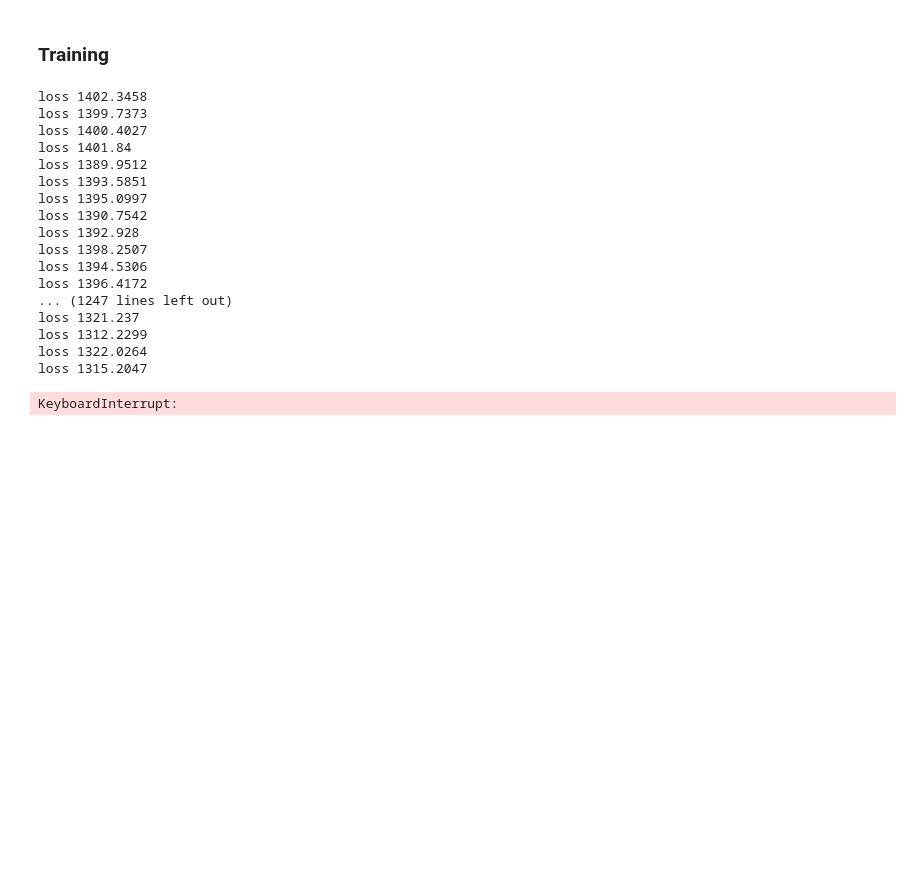
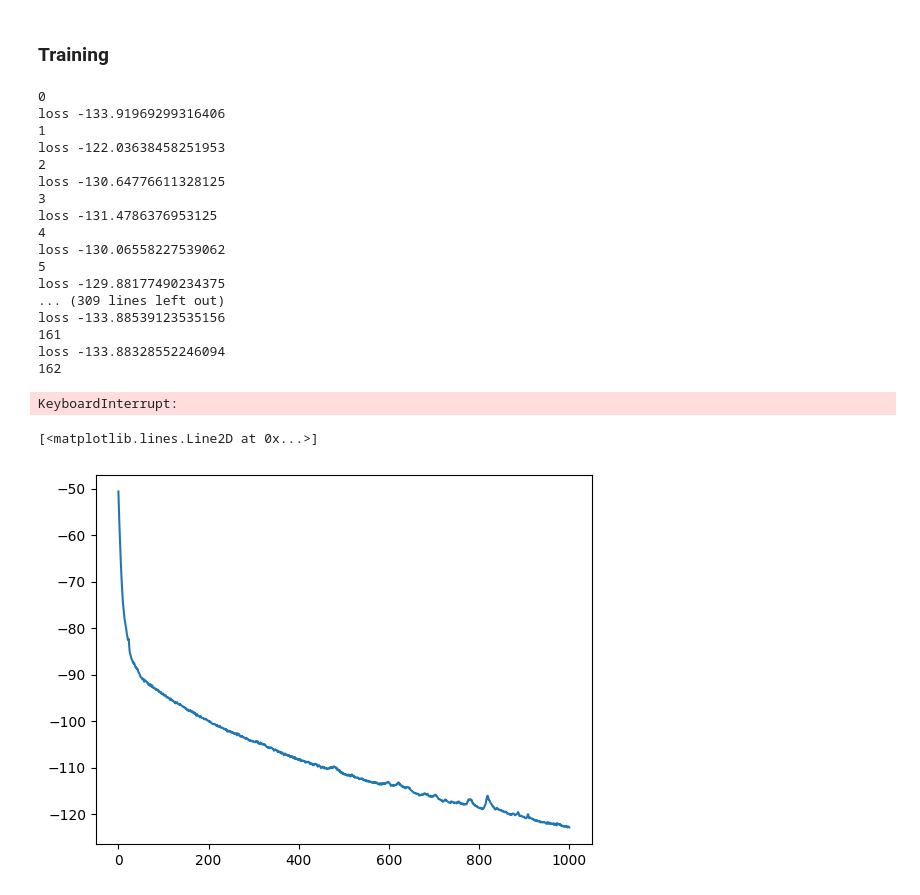
Before and after one commit to myasincifci/phi4, a Jupyter notebook: phi4.ipynb, the cells around one changed output. Saved outputs shown, nothing was run; the diff lists cells and outputs as text; code cells hidden in the pictures; blank space fills up the shorter version.

```diff
--- a/phi4.ipynb
+++ b/phi4.ipynb
@@ -215,23 +133,54 @@ def train_step(model, action, optimizer, batch_size):
+# %%
+flow = flow_nflows
+flow = flow.to(device)
+# %%
+kl_loss = ReparamKL(
+    model=flow,
+    action=phi4_action,
+    lat_shape=lattice_shape,
+    batch_size=8_000
+)
+# %%
+def train_step(model, action, optimizer, batch_size):
+
+    optimizer.zero_grad()
+
+    loss, loss_summands, actions = kl_loss()
+
+    loss.backward()
+    optimizer.step()
+
+    print("loss", loss.cpu().item())
+
+    return loss.cpu().item()
 # %%
-optimizer = torch.optim.AdamW(flow.parameters(), lr=1e-5)
-for epoch in range(10_000):
-    train_step(flow, phi4_action, optimizer, 15_000)
+optimizer = torch.optim.AdamW(flow.parameters(), lr=8e-5, amsgrad=True)
+losses = []
+for epoch in range(1_001):
+    print(epoch)
+    loss = train_step(flow_nflows, phi4_action, optimizer, 8_000)
+    losses.append(loss)
 # %% [output]
-loss 1402.3458
-loss 1399.7373
-loss 1400.4027
-loss 1401.84
-loss 1389.9512
-loss 1393.5851
-loss 1395.0997
-loss 1390.7542
-loss 1392.928
-loss 1398.2507
-loss 1394.5306
-loss 1396.4172
-... (1247 lines left out)
-loss 1321.237
-loss 1312.2299
-loss 1322.0264
-loss 1315.2047
+0
+loss -133.91969299316406
+1
+loss -122.03638458251953
+2
+loss -130.64776611328125
+3
+loss -131.4786376953125
+4
+loss -130.06558227539062
+5
+loss -129.88177490234375
+... (309 lines left out)
+loss -133.88539123535156
+161
+loss -133.88328552246094
+162
 KeyboardInterrupt:
+# %%
+plt.plot(losses)
+# %% [output]
+[<matplotlib.lines.Line2D at 0x...>]
+[figure, added]
```
Also changed, not shown: parts of 28 cells of this notebook, 2 other files.
